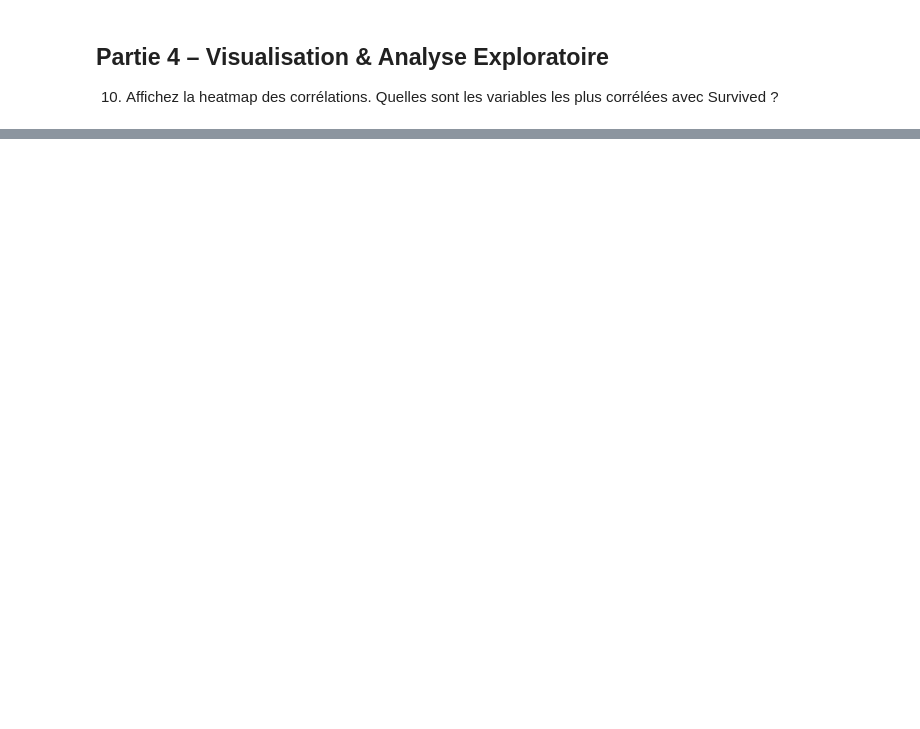
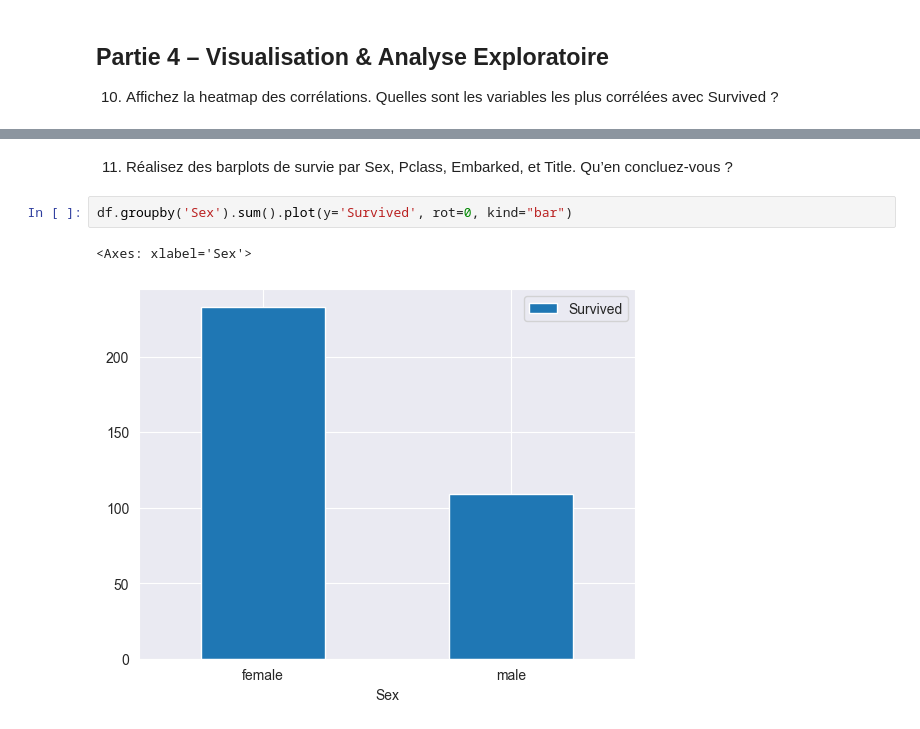
Before and after one commit to maheryfit/ML_ITU_1, a Jupyter notebook: TP_2/DecisionTreeAndRandomForest.ipynb, the cells around one changed output, grey strips where cells are left out. Saved outputs shown, nothing was run; the diff lists cells and outputs as text; blank space fills up the shorter version.

```diff
--- a/TP_2/DecisionTreeAndRandomForest.ipynb
+++ b/TP_2/DecisionTreeAndRandomForest.ipynb
@@ -278,0 +288,7 @@ sns.heatmap(df_encoded[features].corr())
+# %% [markdown]
+11. Réalisez des barplots de survie par Sex, Pclass, Embarked, et Title. Qu’en concluez-vous ?
+# %%
+df.groupby('Sex').sum().plot(y='Survived', rot=0, kind="bar")
+# %% [output]
+<Axes: xlabel='Sex'>
+[figure, added]
```
Also changed, not shown: parts of 28 cells of this notebook, 1 other file.
